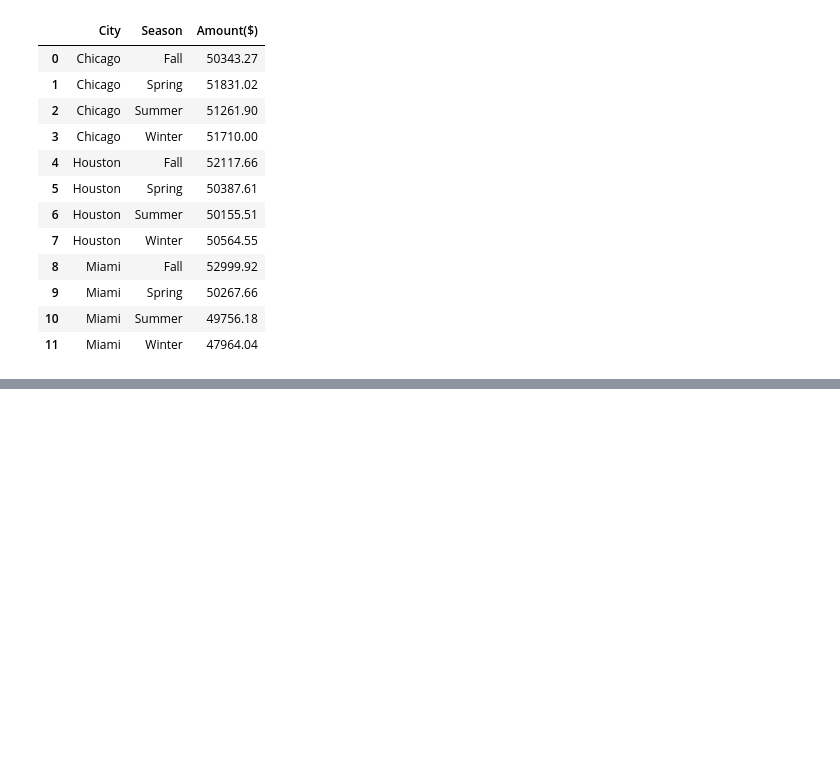
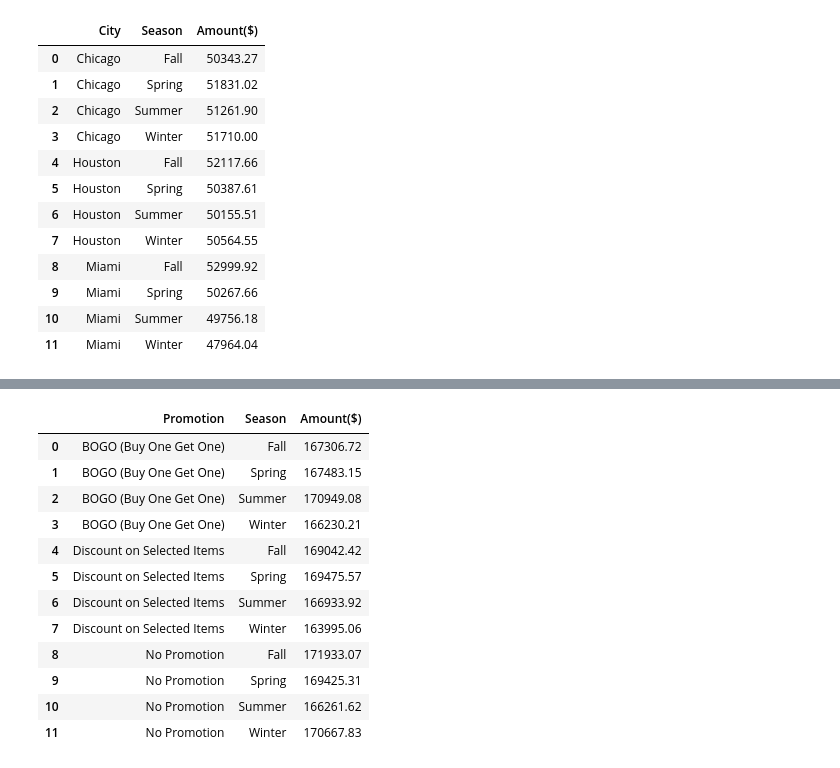
Before and after one commit to TanjiEvan/Python, a Jupyter notebook: Competition/Battle Of Insights/Solve.ipynb, the cells around one changed output, grey strips where cells are left out. Saved outputs shown, nothing was run; the diff lists cells and outputs as text; code cells hidden in the pictures; blank space fills up the shorter version.

```diff
--- a/Competition/Battle Of Insights/Solve.ipynb
+++ b/Competition/Battle Of Insights/Solve.ipynb
@@ -867,0 +966,18 @@ fig_combined.show()
+# %%
+# Group by Promotion and Season to sum the transaction amounts
+promotion_performance = df.groupby(['Promotion', 'Season'])['Amount($)'].sum().reset_index()
+promotion_performance
+# %% [output]
+|  | Promotion | Season | Amount($) |
+| 0 | BOGO (Buy One Get One) | Fall | 167306.72 |
+| 1 | BOGO (Buy One Get One) | Spring | 167483.15 |
+| 2 | BOGO (Buy One Get One) | Summer | 170949.08 |
+| 3 | BOGO (Buy One Get One) | Winter | 166230.21 |
+| 4 | Discount on Selected Items | Fall | 169042.42 |
+| 5 | Discount on Selected Items | Spring | 169475.57 |
+| 6 | Discount on Selected Items | Summer | 166933.92 |
+| 7 | Discount on Selected Items | Winter | 163995.06 |
+| 8 | No Promotion | Fall | 171933.07 |
+| 9 | No Promotion | Spring | 169425.31 |
+| 10 | No Promotion | Summer | 166261.62 |
+| 11 | No Promotion | Winter | 170667.83 |
```
Also changed, not shown: parts of 10 cells of this notebook.
